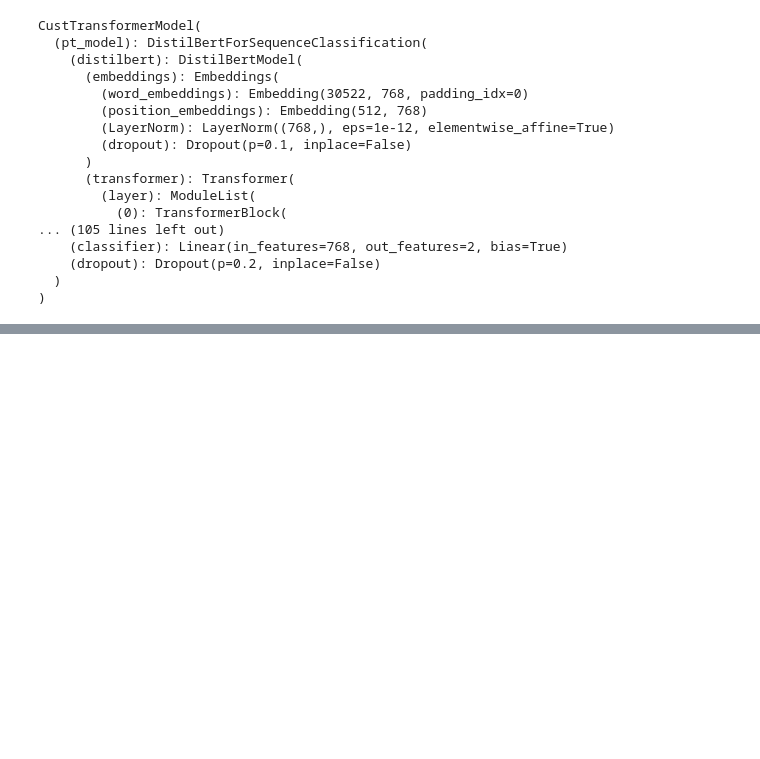
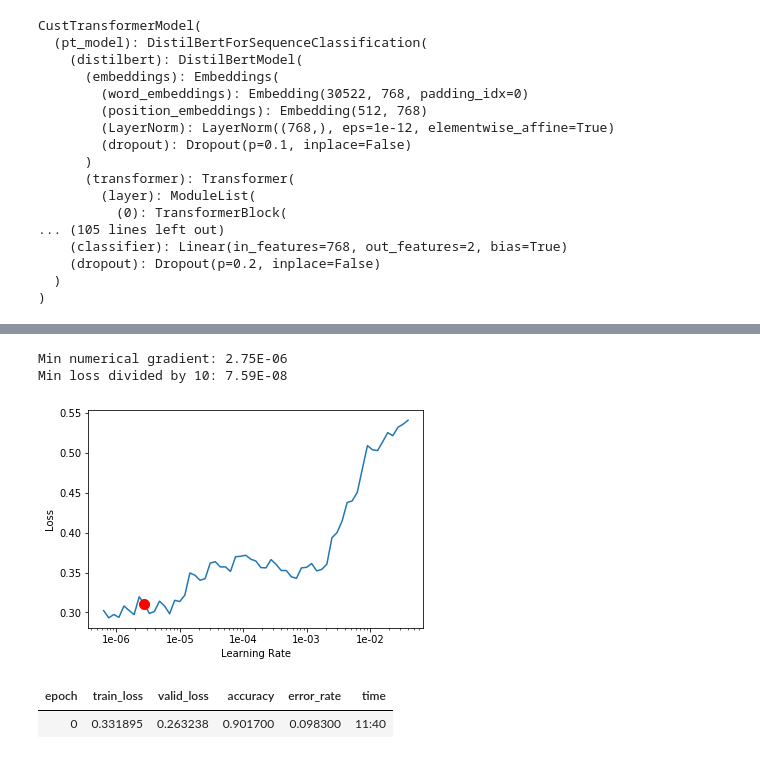
Before and after one commit to Jack-212/fast-transformer, a Jupyter notebook: imdb_bert.ipynb, the cells around one changed output, grey strips where cells are left out. Cells and saved outputs as stored; diff of their text form; code cells hidden in the pictures; blank space fills up the shorter version.

```diff
--- a/imdb_bert.ipynb
+++ b/imdb_bert.ipynb
@@ -69,0 +134,11 @@ CustTransformerModel(
+# %%
+learner.recorder.plot(suggestion=True)
+# %% [output]
+Min numerical gradient: 2.75E-06
+Min loss divided by 10: 7.59E-08
+[figure, added]
+# %%
+learner.fit_one_cycle(1,max_lr=slice(1e-6,1e-4))
+# %% [output]
+| epoch | train_loss | valid_loss | accuracy | error_rate | time |
+| 0 | 0.331895 | 0.263238 | 0.901700 | 0.098300 | 11:40 |
```
Also changed, not shown: parts of 13 cells of this notebook, 1 other file.
